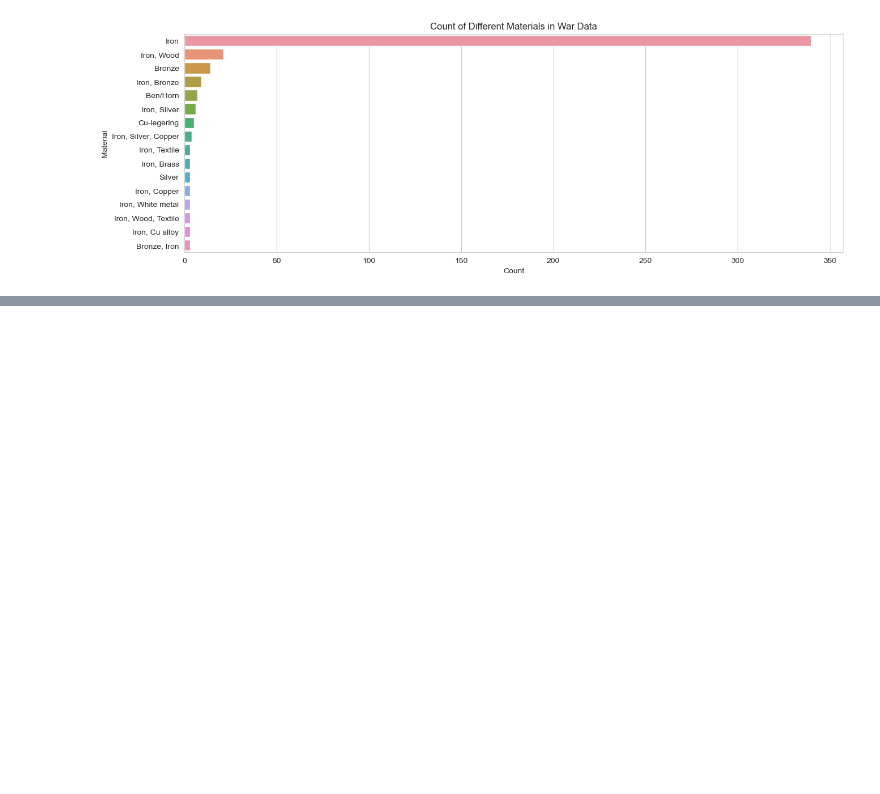
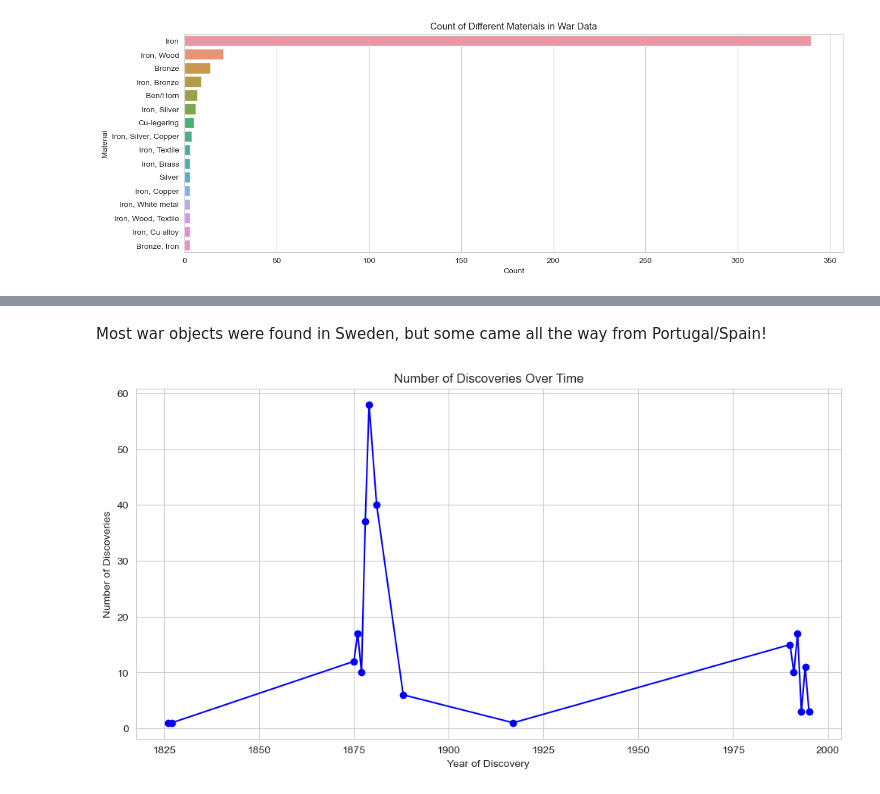
Before and after one commit to alpal923/ST386_Final_Project, a Jupyter notebook: EDA_Stuff/Viking_artifacts_EDA.ipynb, the cells around one changed output, grey strips where cells are left out. Drawn from its saved outputs; the diff is of its cells as text; code cells hidden in the pictures; blank space fills up the shorter version.

```diff
--- a/EDA_Stuff/Viking_artifacts_EDA.ipynb
+++ b/EDA_Stuff/Viking_artifacts_EDA.ipynb
@@ -233,0 +272,16 @@ create_filtered_plots(war_df, 'War Data', threshold=3)
+# %% [markdown]
+Most war objects were found in Sweden, but some came all the way from Portugal/Spain!
+# %%
+# Grouping the data by year and counting the number of discoveries
+yearly_data = war_df.groupby('year_uncovered').size()
+
+# Creating the time series plot
+plt.figure(figsize=(12, 6))
+yearly_data.plot(kind='line', color='blue', marker='o')
+plt.title('Number of Discoveries Over Time for War Objects')
+plt.xlabel('Year of Discovery')
+plt.ylabel('Number of Discoveries')
+plt.grid(True)
+plt.show()
+# %% [output]
+[figure, added]
```
Also changed, not shown: parts of 17 cells of this notebook, 11 other files.
